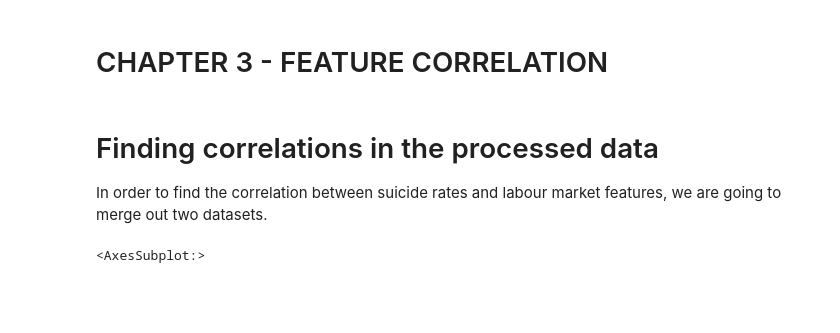
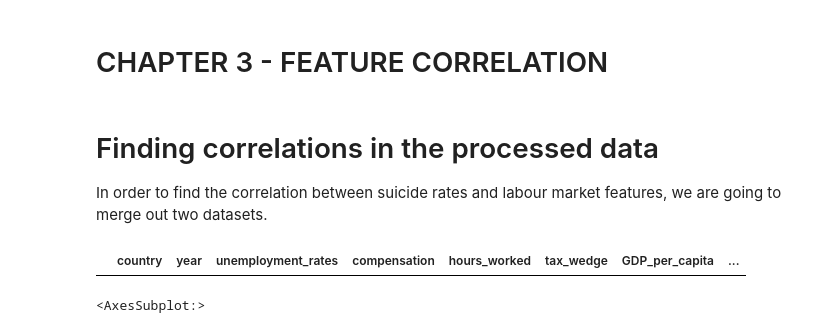
Before and after one commit to iberius96/Python-Suicides-Europe, a Jupyter notebook: main.ipynb, the cells around one changed output. Cells and saved outputs as stored; diff of their text form; code cells hidden in the pictures; blank space fills up the shorter version.

```diff
--- a/main.ipynb
+++ b/main.ipynb
@@ -730,5 +730,16 @@ merged_data = suicide.merge(
     how = 'left'
 )
+# %%
+test = merged_data[['GDP_per_capita','country','sex','year']][merged_data['GDP_per_capita'].isna()]
+test[test['country'] == 'Albania'].head(66)
+
+#labour.groupby('year').mean().reset_index().plot(x='year', y='wage_level')
+
+#labour[['GDP_per_capita']].isnull().sum().sum()
+#labour.sort_values(by=['country','year','sex'])
+labour[labour['country'] == 'Albania']
+# %% [output]
+|  | country | year | unemployment_rates | compensation | hours_worked | tax_wedge | GDP_per_capita | ... |
 # %%
 plt.figure(figsize=(10,10))
 sns.heatmap(merged_data[merged_data['sex'] == 'male'].corr(), linecolor='black', linewidths=1)
```
Also changed, not shown: parts of 12 cells of this notebook, 1 other file.
